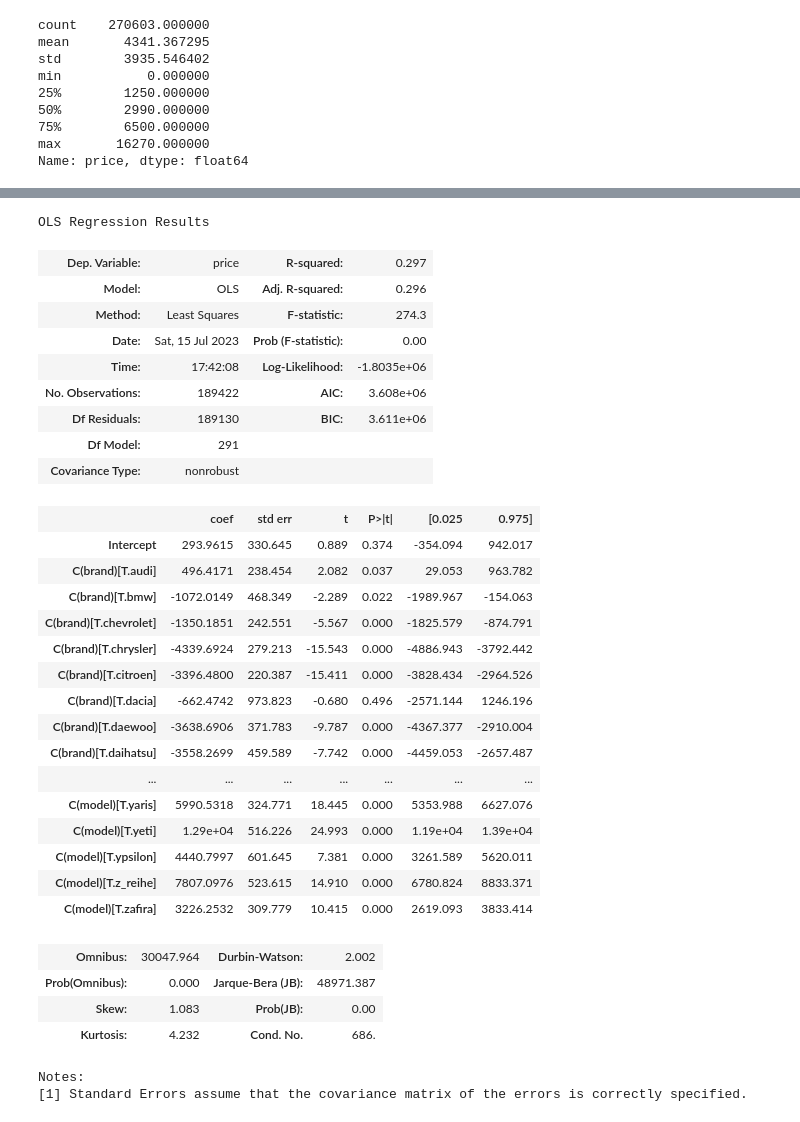
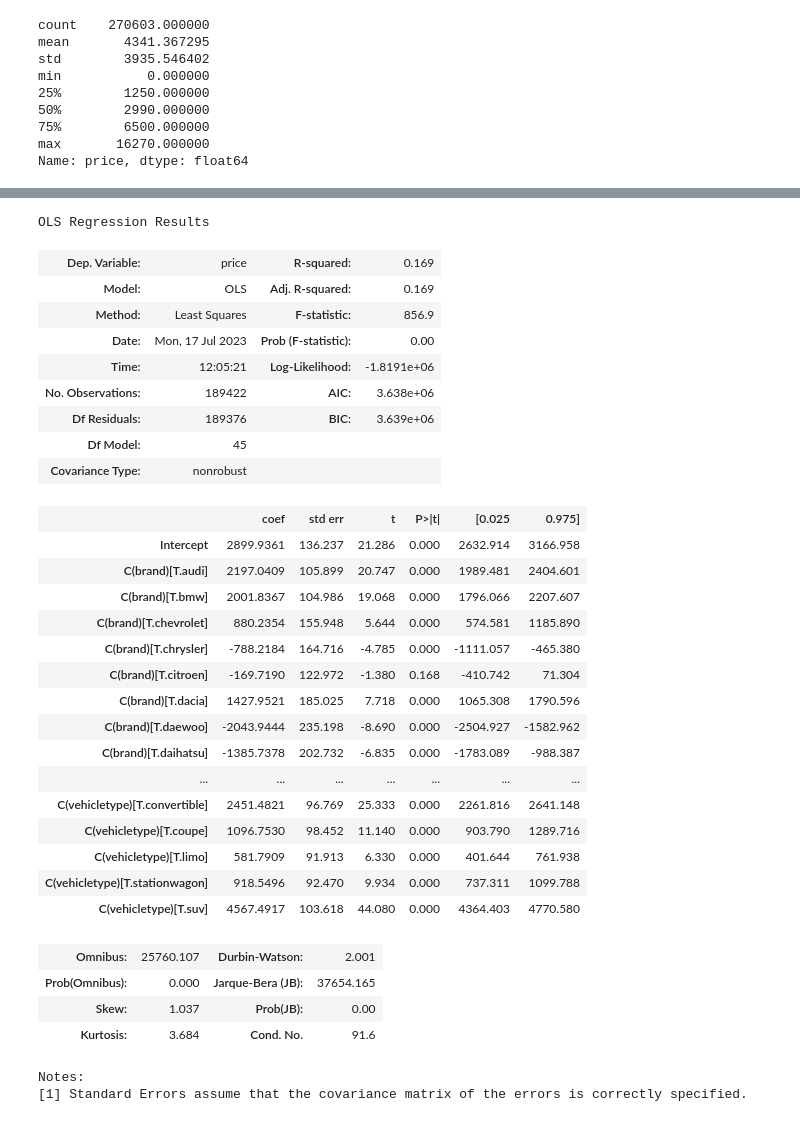
Before and after one commit to zunzun08/Data-Analysis-Projects, a Jupyter notebook: car_data.ipynb, the cells around one changed output, grey strips where cells are left out. Drawn from its saved outputs; the diff is of its cells as text; code cells hidden in the pictures.

```diff
--- a/car_data.ipynb
+++ b/car_data.ipynb
@@ -267,47 +284,47 @@ df_filtered.corr()
 # %%
 from statsmodels.formula.api import ols
 from sklearn.model_selection import train_test_split
 
-price_X = df_filtered[["brand", "vehicletype", "model"]]
+price_X = df_filtered[["brand", "vehicletype", ]]
 price_y = df_filtered[["price"]]
 
-ols_formula = "price ~ C(brand) + C(vehicletype) + C(model)"
+ols_formula = "price ~ +  C(brand) + C(vehicletype)"
 X_train, X_test, Y_train, Y_test = train_test_split(price_X, price_y, test_size=.3)
 
 ols_data = pd.concat([X_train, Y_train], axis=1)
 OLS = ols(formula= ols_formula, data=ols_data)
 model = OLS.fit()
 model.summary()
 # %% [output]
 OLS Regression Results
-| Dep. Variable: | price | R-squared: | 0.297 |
-| Model: | OLS | Adj. R-squared: | 0.296 |
-| Method: | Least Squares | F-statistic: | 274.3 |
-| Date: | Sat, 15 Jul 2023 | Prob (F-statistic): | 0.00 |
-| Time: | 17:42:08 | Log-Likelihood: | -1.8035e+06 |
-| No. Observations: | 189422 | AIC: | 3.608e+06 |
-| Df Residuals: | 189130 | BIC: | 3.611e+06 |
-| Df Model: | 291 |  |  |
+| Dep. Variable: | price | R-squared: | 0.169 |
+| Model: | OLS | Adj. R-squared: | 0.169 |
+| Method: | Least Squares | F-statistic: | 856.9 |
+| Date: | Mon, 17 Jul 2023 | Prob (F-statistic): | 0.00 |
+| Time: | 12:05:21 | Log-Likelihood: | -1.8191e+06 |
+| No. Observations: | 189422 | AIC: | 3.638e+06 |
+| Df Residuals: | 189376 | BIC: | 3.639e+06 |
+| Df Model: | 45 |  |  |
 | Covariance Type: | nonrobust |  |  |
 |  | coef | std err | t | P>|t| | [0.025 | 0.975] |
-| Intercept | 293.9615 | 330.645 | 0.889 | 0.374 | -354.094 | 942.017 |
-| C(brand)[T.audi] | 496.4171 | 238.454 | 2.082 | 0.037 | 29.053 | 963.782 |
-| C(brand)[T.bmw] | -1072.0149 | 468.349 | -2.289 | 0.022 | -1989.967 | -154.063 |
-| C(brand)[T.chevrolet] | -1350.1851 | 242.551 | -5.567 | 0.000 | -1825.579 | -874.791 |
-| C(brand)[T.chrysler] | -4339.6924 | 279.213 | -15.543 | 0.000 | -4886.943 | -3792.442 |
-| C(brand)[T.citroen] | -3396.4800 | 220.387 | -15.411 | 0.000 | -3828.434 | -2964.526 |
-| C(brand)[T.dacia] | -662.4742 | 973.823 | -0.680 | 0.496 | -2571.144 | 1246.196 |
-| C(brand)[T.daewoo] | -3638.6906 | 371.783 | -9.787 | 0.000 | -4367.377 | -2910.004 |
-| C(brand)[T.daihatsu] | -3558.2699 | 459.589 | -7.742 | 0.000 | -4459.053 | -2657.487 |
+| Intercept | 2899.9361 | 136.237 | 21.286 | 0.000 | 2632.914 | 3166.958 |
+| C(brand)[T.audi] | 2197.0409 | 105.899 | 20.747 | 0.000 | 1989.481 | 2404.601 |
+| C(brand)[T.bmw] | 2001.8367 | 104.986 | 19.068 | 0.000 | 1796.066 | 2207.607 |
+| C(brand)[T.chevrolet] | 880.2354 | 155.948 | 5.644 | 0.000 | 574.581 | 1185.890 |
+| C(brand)[T.chrysler] | -788.2184 | 164.716 | -4.785 | 0.000 | -1111.057 | -465.380 |
+| C(brand)[T.citroen] | -169.7190 | 122.972 | -1.380 | 0.168 | -410.742 | 71.304 |
+| C(brand)[T.dacia] | 1427.9521 | 185.025 | 7.718 | 0.000 | 1065.308 | 1790.596 |
+| C(brand)[T.daewoo] | -2043.9444 | 235.198 | -8.690 | 0.000 | -2504.927 | -1582.962 |
+| C(brand)[T.daihatsu] | -1385.7378 | 202.732 | -6.835 | 0.000 | -1783.089 | -988.387 |
 | ... | ... | ... | ... | ... | ... | ... |
-| C(model)[T.yaris] | 5990.5318 | 324.771 | 18.445 | 0.000 | 5353.988 | 6627.076 |
-| C(model)[T.yeti] | 1.29e+04 | 516.226 | 24.993 | 0.000 | 1.19e+04 | 1.39e+04 |
-| C(model)[T.ypsilon] | 4440.7997 | 601.645 | 7.381 | 0.000 | 3261.589 | 5620.011 |
-| C(model)[T.z_reihe] | 7807.0976 | 523.615 | 14.910 | 0.000 | 6780.824 | 8833.371 |
-| C(model)[T.zafira] | 3226.2532 | 309.779 | 10.415 | 0.000 | 2619.093 | 3833.414 |
+| C(vehicletype)[T.convertible] | 2451.4821 | 96.769 | 25.333 | 0.000 | 2261.816 | 2641.148 |
+| C(vehicletype)[T.coupe] | 1096.7530 | 98.452 | 11.140 | 0.000 | 903.790 | 1289.716 |
+| C(vehicletype)[T.limo] | 581.7909 | 91.913 | 6.330 | 0.000 | 401.644 | 761.938 |
+| C(vehicletype)[T.stationwagon] | 918.5496 | 92.470 | 9.934 | 0.000 | 737.311 | 1099.788 |
+| C(vehicletype)[T.suv] | 4567.4917 | 103.618 | 44.080 | 0.000 | 4364.403 | 4770.580 |
-| Omnibus: | 30047.964 | Durbin-Watson: | 2.002 |
-| Prob(Omnibus): | 0.000 | Jarque-Bera (JB): | 48971.387 |
-| Skew: | 1.083 | Prob(JB): | 0.00 |
-| Kurtosis: | 4.232 | Cond. No. | 686. |
+| Omnibus: | 25760.107 | Durbin-Watson: | 2.001 |
+| Prob(Omnibus): | 0.000 | Jarque-Bera (JB): | 37654.165 |
+| Skew: | 1.037 | Prob(JB): | 0.00 |
+| Kurtosis: | 3.684 | Cond. No. | 91.6 |
 Notes:
 [1] Standard Errors assume that the covariance matrix of the errors is correctly specified.
```
Also changed, not shown: parts of 3 cells of this notebook.
